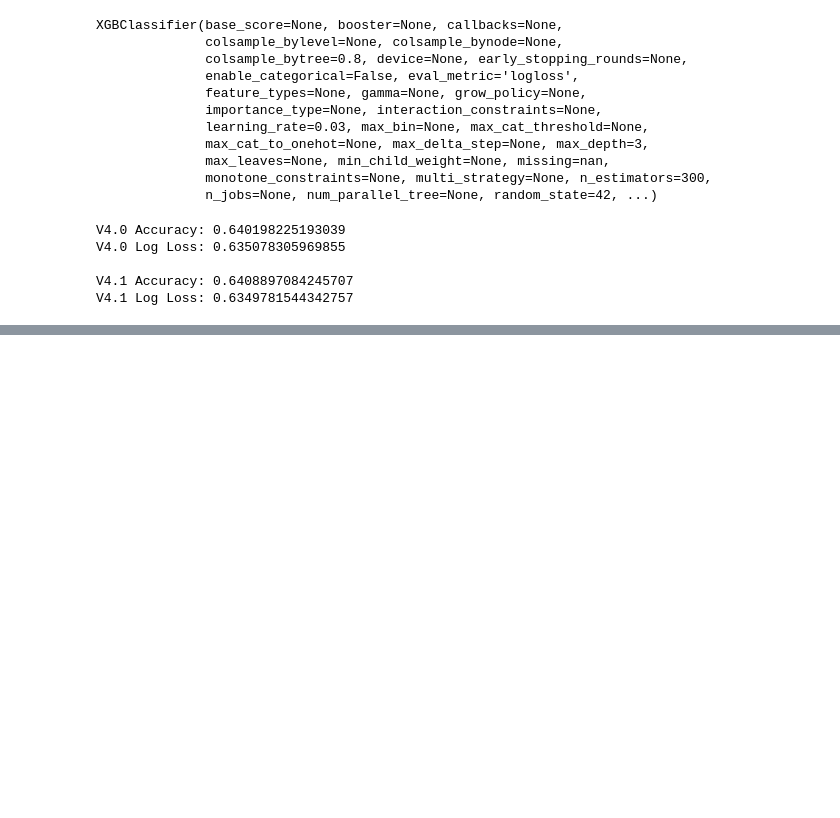
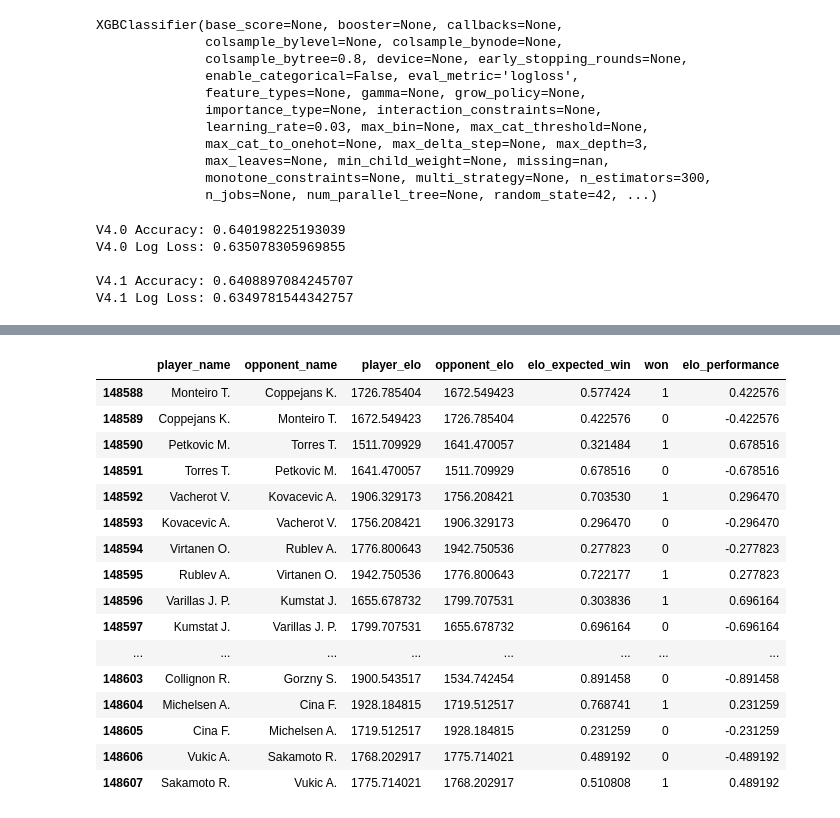
Before and after one commit to chirag330/Tennis-ML-Predictor---US-Open, a Jupyter notebook: Main.ipynb, the cells around one changed output, grey strips where cells are left out. Cells and saved outputs as stored; diff of their text form; code cells hidden in the pictures; blank space fills up the shorter version.

```diff
--- a/Main.ipynb
+++ b/Main.ipynb
@@ -2969,0 +3019,7 @@ V4.1 Log Loss: 0.6349781544342757
+# %%
+# Adding the column opponent elo to player history
+player_history["opponent_elo"] = np.where(
+    player_history["is_home"],
+    player_history["away_elo"],
+    player_history["home_elo"]
+)
@@ -2969,0 +3108,48 @@ V4.1 Log Loss: 0.6349781544342757
+# %%
+player_history["player_elo"] = np.where(
+    player_history["is_home"],
+    player_history["home_elo"],
+    player_history["away_elo"]
+)
+# %%
+player_history["elo_expected_win"] = (
+    1 / (
+        1 + 10 ** (
+            (player_history["opponent_elo"]
+             - player_history["player_elo"]) / 400
+        )
+    )
+)
+# %%
+player_history["elo_performance"] = (
+    player_history["won"]
+    - player_history["elo_expected_win"]
+)
+# %%
+player_history[[
+    "player_name",
+    "opponent_name",
+    "player_elo",
+    "opponent_elo",
+    "elo_expected_win",
+    "won",
+    "elo_performance"
+]].tail(20)
+# %% [output]
+|  | player_name | opponent_name | player_elo | opponent_elo | elo_expected_win | won | elo_performance |
+| 148588 | Monteiro T. | Coppejans K. | 1726.785404 | 1672.549423 | 0.577424 | 1 | 0.422576 |
+| 148589 | Coppejans K. | Monteiro T. | 1672.549423 | 1726.785404 | 0.422576 | 0 | -0.422576 |
+| 148590 | Petkovic M. | Torres T. | 1511.709929 | 1641.470057 | 0.321484 | 1 | 0.678516 |
+| 148591 | Torres T. | Petkovic M. | 1641.470057 | 1511.709929 | 0.678516 | 0 | -0.678516 |
+| 148592 | Vacherot V. | Kovacevic A. | 1906.329173 | 1756.208421 | 0.703530 | 1 | 0.296470 |
+| 148593 | Kovacevic A. | Vacherot V. | 1756.208421 | 1906.329173 | 0.296470 | 0 | -0.296470 |
+| 148594 | Virtanen O. | Rublev A. | 1776.800643 | 1942.750536 | 0.277823 | 0 | -0.277823 |
+| 148595 | Rublev A. | Virtanen O. | 1942.750536 | 1776.800643 | 0.722177 | 1 | 0.277823 |
+| 148596 | Varillas J. P. | Kumstat J. | 1655.678732 | 1799.707531 | 0.303836 | 1 | 0.696164 |
+| 148597 | Kumstat J. | Varillas J. P. | 1799.707531 | 1655.678732 | 0.696164 | 0 | -0.696164 |
+| ... | ... | ... | ... | ... | ... | ... | ... |
+| 148603 | Collignon R. | Gorzny S. | 1900.543517 | 1534.742454 | 0.891458 | 0 | -0.891458 |
+| 148604 | Michelsen A. | Cina F. | 1928.184815 | 1719.512517 | 0.768741 | 1 | 0.231259 |
+| 148605 | Cina F. | Michelsen A. | 1719.512517 | 1928.184815 | 0.231259 | 0 | -0.231259 |
+| 148606 | Vukic A. | Sakamoto R. | 1768.202917 | 1775.714021 | 0.489192 | 0 | -0.489192 |
+| 148607 | Sakamoto R. | Vukic A. | 1775.714021 | 1768.202917 | 0.510808 | 1 | 0.489192 |
```
Also changed, not shown: parts of 19 cells of this notebook.
